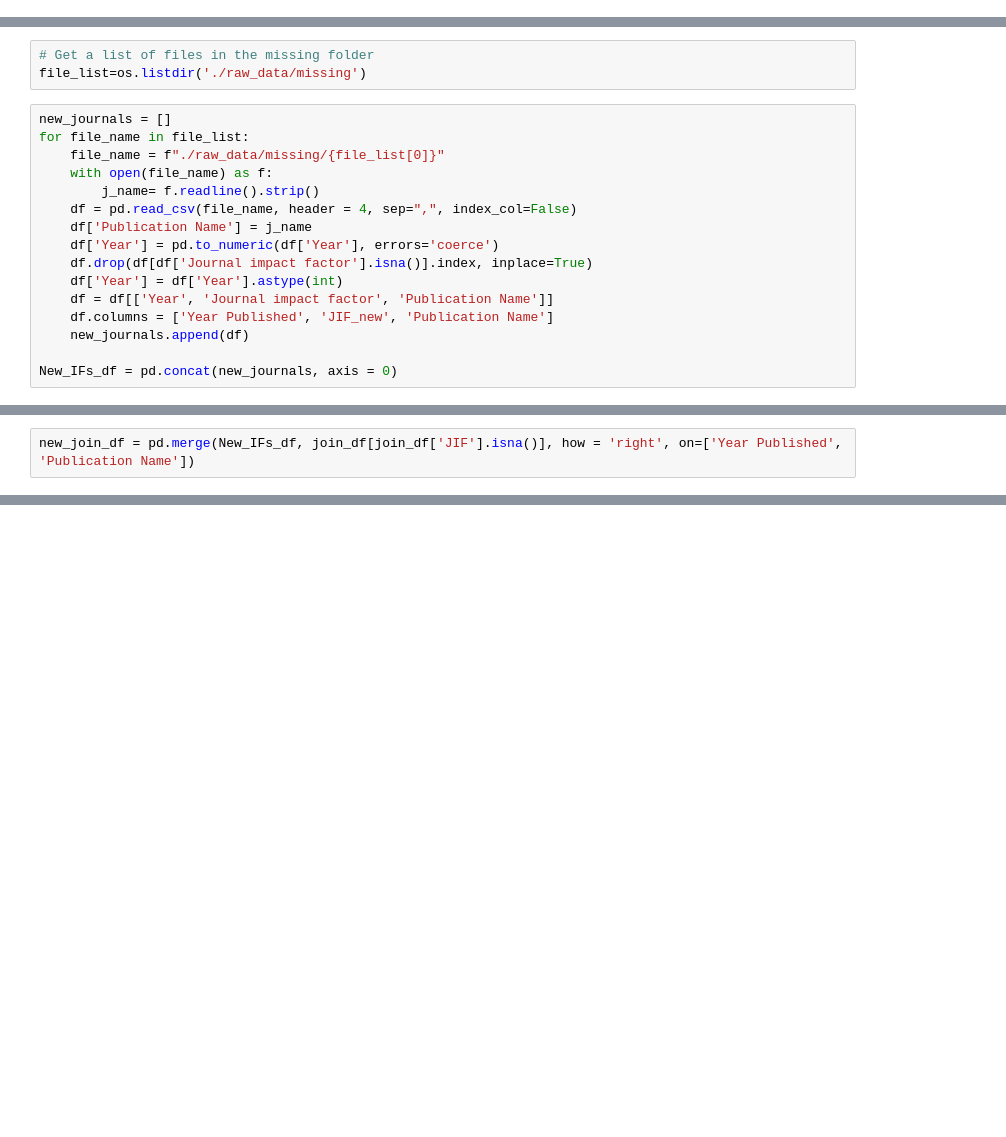
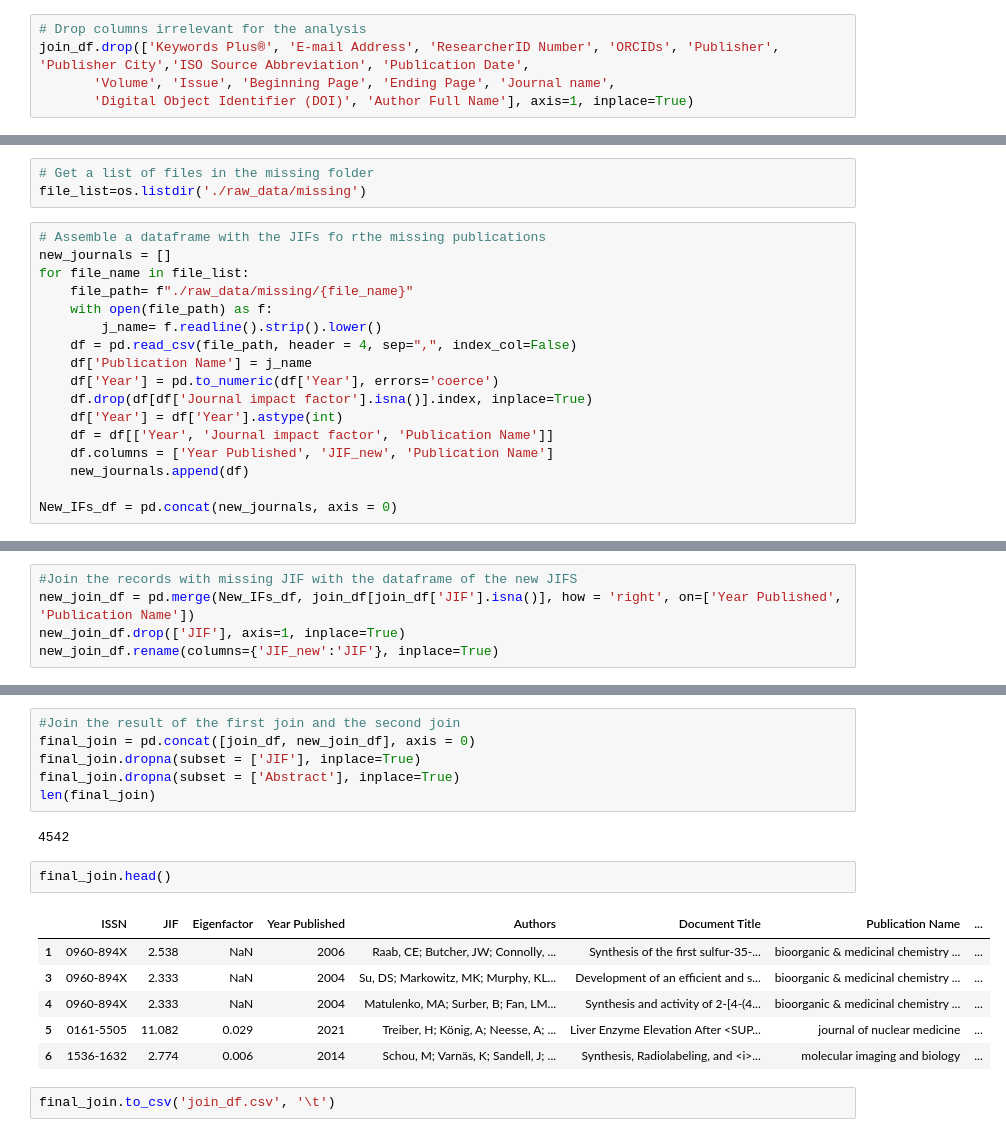
Before and after one commit to ArtemChemist/w266_project, a Jupyter notebook: merge files.ipynb, the cells around one changed output, grey strips where cells are left out. Drawn from its saved outputs; the diff is of its cells as text; blank space fills up the shorter version.

```diff
--- a/merge files.ipynb
+++ b/merge files.ipynb
@@ -25,3 +28,8 @@ join_df['Year Published'] = join_df['Year Published'].astype(int)
 len(join_df)
 # %% [output]
 6302
+# %%
+# Drop columns irrelevant for the analysis
+join_df.drop(['Keywords Plus®', 'E-mail Address', 'ResearcherID Number', 'ORCIDs', 'Publisher', 'Publisher City','ISO Source Abbreviation', 'Publication Date',
+       'Volume', 'Issue', 'Beginning Page', 'Ending Page', 'Journal name',
+       'Digital Object Identifier (DOI)', 'Author Full Name'], axis=1, inplace=True)
@@ -33,12 +53,13 @@ missing.to_csv('missing.csv', '\t')
 # Get a list of files in the missing folder
 file_list=os.listdir('./raw_data/missing')
 # %%
+# Assemble a dataframe with the JIFs fo rthe missing publications
 new_journals = []
 for file_name in file_list:
-    file_name = f"./raw_data/missing/{file_list[0]}"
-    with open(file_name) as f:
-        j_name= f.readline().strip()
-    df = pd.read_csv(file_name, header = 4, sep=",", index_col=False)
+    file_path= f"./raw_data/missing/{file_name}"
+    with open(file_path) as f:
+        j_name= f.readline().strip().lower()
+    df = pd.read_csv(file_path, header = 4, sep=",", index_col=False)
     df['Publication Name'] = j_name
     df['Year'] = pd.to_numeric(df['Year'], errors='coerce')
     df.drop(df[df['Journal impact factor'].isna()].index, inplace=True)
@@ -56,2 +72,5 @@ new_join_df = new_join_df.rename(columns={'JIF_y':'JIF'})
 # %%
+#Join the records with missing JIF with the dataframe of the new JIFS
 new_join_df = pd.merge(New_IFs_df, join_df[join_df['JIF'].isna()], how = 'right', on=['Year Published', 'Publication Name'])
+new_join_df.drop(['JIF'], axis=1, inplace=True)
+new_join_df.rename(columns={'JIF_new':'JIF'}, inplace=True)
@@ -108,0 +77,19 @@ Name: Publication Name, Length: 806, dtype: int64
+# %%
+#Join the result of the first join and the second join
+final_join = pd.concat([join_df, new_join_df], axis = 0)
+final_join.dropna(subset = ['JIF'], inplace=True)
+final_join.dropna(subset = ['Abstract'], inplace=True)
+len(final_join)
+# %% [output]
+4542
+# %%
+final_join.head()
+# %% [output]
+|  | ISSN | JIF | Eigenfactor | Year Published | Authors | Document Title | Publication Name | ... |
+| 1 | 0960-894X | 2.538 | NaN | 2006 | Raab, CE; Butcher, JW; Connolly, ... | Synthesis of the first sulfur-35-... | bioorganic & medicinal chemistry ... | ... |
+| 3 | 0960-894X | 2.333 | NaN | 2004 | Su, DS; Markowitz, MK; Murphy, KL... | Development of an efficient and s... | bioorganic & medicinal chemistry ... | ... |
+| 4 | 0960-894X | 2.333 | NaN | 2004 | Matulenko, MA; Surber, B; Fan, LM... | Synthesis and activity of 2-[4-(4... | bioorganic & medicinal chemistry ... | ... |
+| 5 | 0161-5505 | 11.082 | 0.029 | 2021 | Treiber, H; König, A; Neesse, A; ... | Liver Enzyme Elevation After <SUP... | journal of nuclear medicine | ... |
+| 6 | 1536-1632 | 2.774 | 0.006 | 2014 | Schou, M; Varnäs, K; Sandell, J; ... | Synthesis, Radiolabeling, and <i>... | molecular imaging and biology | ... |
+# %%
+final_join.to_csv('join_df.csv', '\t')
```
Also changed, not shown: parts of 8 cells of this notebook, 10 other files.
